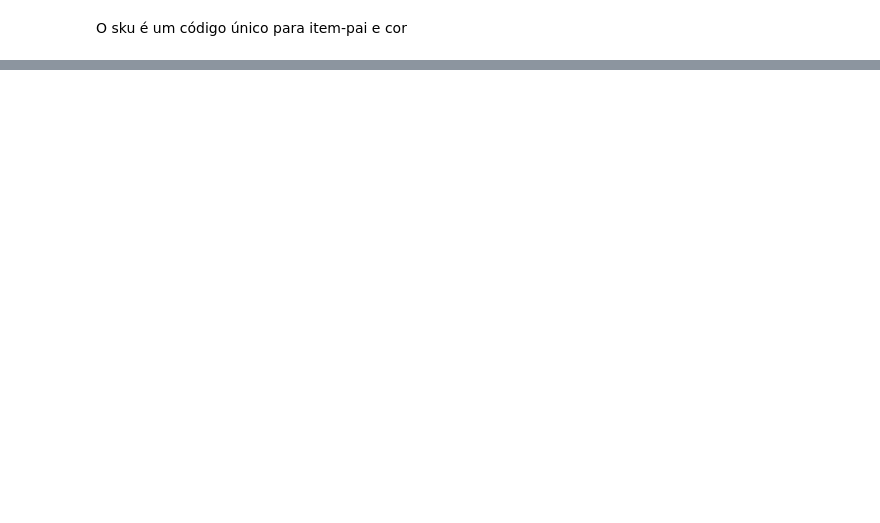
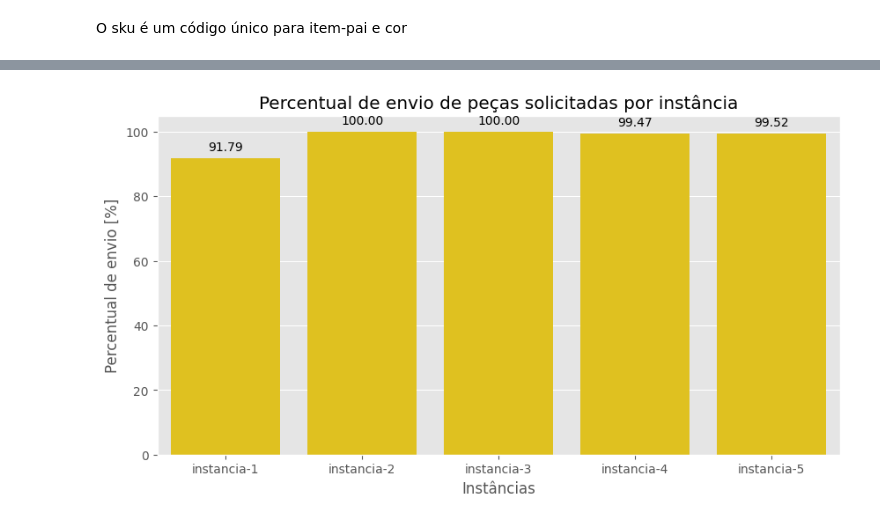
Before and after one commit to CandaPin/Resolucao_Problemas, a Jupyter notebook: 02-Notebook/Modelo_exato/08-cqavp_pre-processamento_novos-dados.ipynb, the cells around one changed output, grey strips where cells are left out. Drawn from its saved outputs; the diff is of its cells as text; code cells hidden in the pictures; blank space fills up the shorter version.

```diff
--- a/02-Notebook/Modelo_exato/08-cqavp_pre-processamento_novos-dados.ipynb
+++ b/02-Notebook/Modelo_exato/08-cqavp_pre-processamento_novos-dados.ipynb
@@ -484,0 +959,7 @@ O sku é um código único para item-pai e cor
+# %%
+df_demanda_instancia = df_demanda_instancia.rename(columns={'pecas':'pecas_demanda'})
+# %%
+df_envio_instancia = df_envio_instancia.rename(columns={'pecas':'pecas_enviadas'})
+# %%
+df_comparacao_instancia_pecas = df_demanda_instancia.merge(df_envio_instancia, on='instancia', how='inner')
+df_comparacao_instancia_pecas
@@ -484,0 +973,3 @@ O sku é um código único para item-pai e cor
+# %%
+df_comparacao_instancia_pecas['perc_envio'] = df_comparacao_instancia_pecas['pecas_enviadas']/df_comparacao_instancia_pecas['pecas_demanda']*100
+df_comparacao_instancia_pecas
@@ -484,0 +983,23 @@ O sku é um código único para item-pai e cor
+# %%
+with plt.style.context('ggplot'):
+    plt.figure(figsize=(10, 5))
+    ax =sns.barplot(data=df_comparacao_instancia_pecas,
+                  x='instancia', y= 'perc_envio',
+                  color='gold')
+
+    plt.title('Percentual de envio de peças solicitadas por instância')
+    plt.ylabel('Percentual de envio [%]')
+    plt.xlabel('Instâncias')
+    #plt.ylim(0,5300)
+
+    for p in ax.patches:
+            formatted_number = '{:,.2f}'.format(p.get_height()).replace(',', '.')
+            ax.annotate(formatted_number,
+                      (p.get_x() + p.get_width() / 2., p.get_height()),
+                      ha='center', va='center',
+                      xytext=(0, 9),
+                      textcoords='offset points')
+
+    plt.show()
+# %% [output]
+[figure, added]
```
Also changed, not shown: parts of 59 cells of this notebook.
